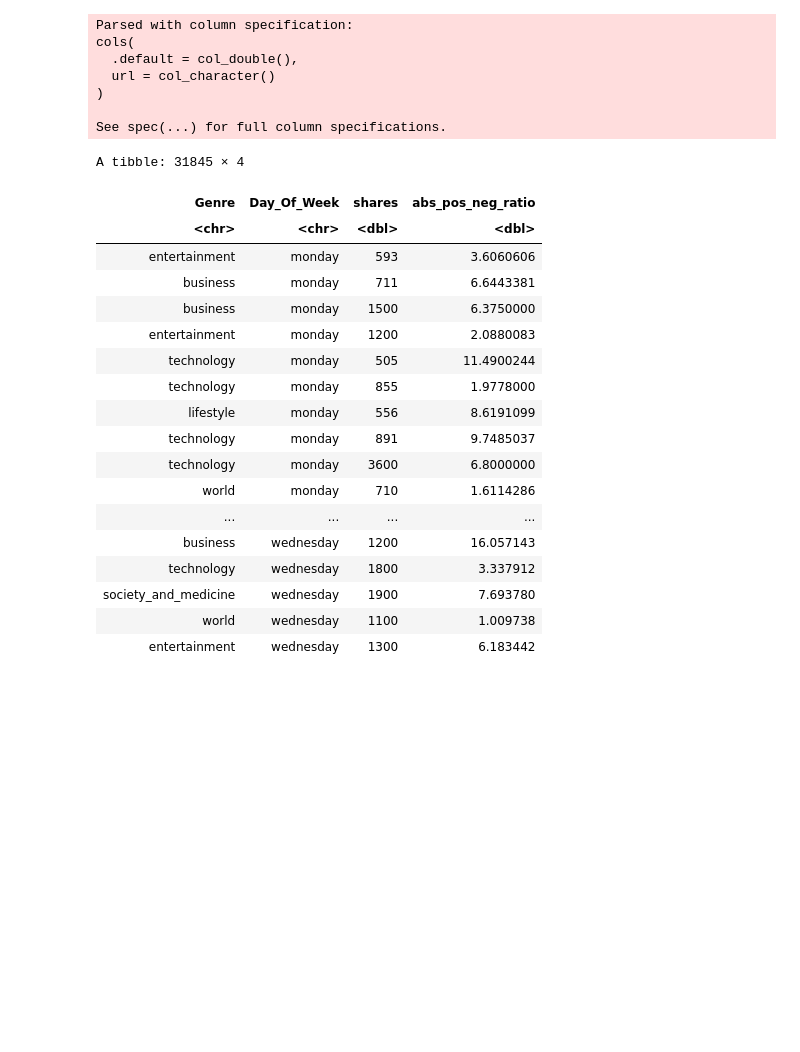
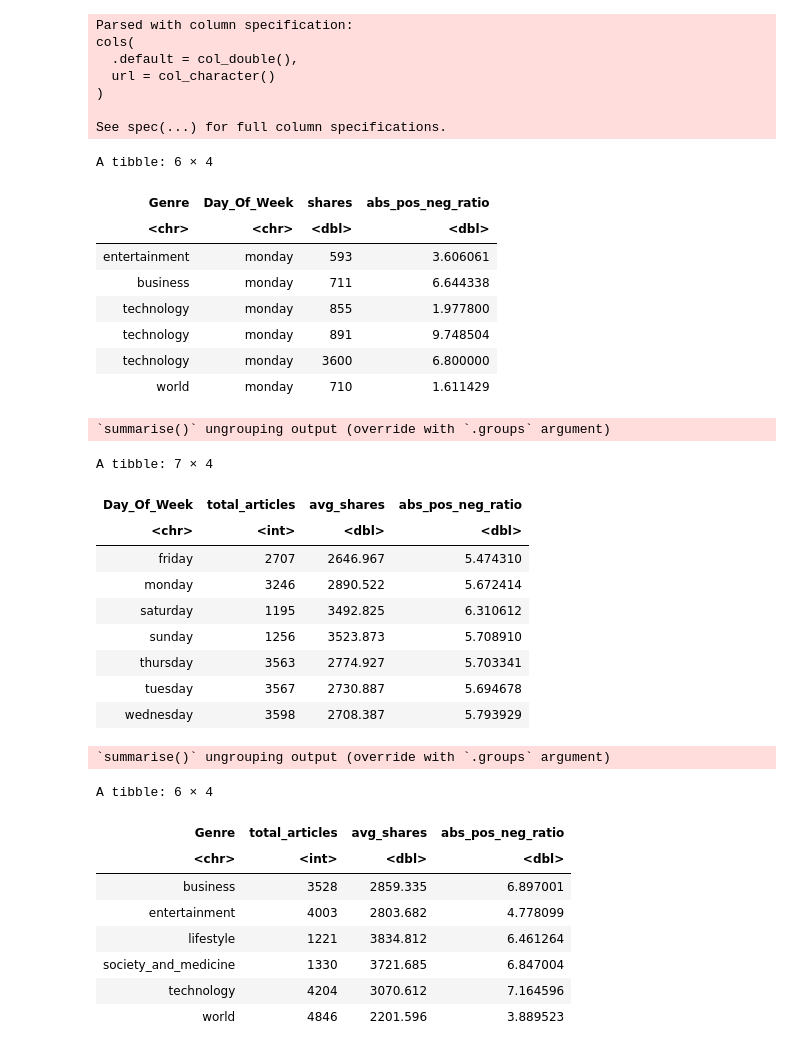
Before and after one commit to dgjfaber/dsci100project, a Jupyter notebook: PreliminaryDataAnalysis.ipynb, the cells around one changed output. Saved outputs shown, nothing was run; the diff lists cells and outputs as text; code cells hidden in the pictures; blank space fills up the shorter version.

```diff
--- a/PreliminaryDataAnalysis.ipynb
+++ b/PreliminaryDataAnalysis.ipynb
@@ -12,57 +31,83 @@ cols(
 
 See spec(...) for full column specifications.
 # %%
-named_data <- data %>%
+set.seed(1234)
+publishing_split <- initial_split(data, prop = 0.6, strata = shares)
+publishing_train <- training(publishing_split)
+publishing_test <- testing(publishing_split)
+
+named_data <- publishing_train %>%
     rename(
         monday = weekday_is_monday,
         tuesday = weekday_is_tuesday,
         wednesday = weekday_is_wednesday,
         thursday = weekday_is_thursday,
         friday = weekday_is_friday,
         saturday = weekday_is_saturday,
         sunday = weekday_is_sunday,
         lifestyle = data_channel_is_lifestyle,
         entertainment =  data_channel_is_entertainment,
         business = data_channel_is_bus,
         society_and_medicine =  data_channel_is_socmed,
         technology =  data_channel_is_tech,
         world =  data_channel_is_world
     )
 #It didn't work when all in one pipe, I have no idea why. This seems to work though
 tidy_data <- named_data %>%
     pivot_longer(cols =  lifestyle : world,
                  names_to = 'Genre',
                  values_to = 'Genre_Present') %>%
     pivot_longer(cols =   monday:sunday,
                  names_to = 'Day_Of_Week',
                  values_to = 'Day_Present') %>%
     filter(Genre_Present == 1) %>%
     filter(Day_Present == 1) %>%
     mutate(abs_pos_neg_ratio = (global_rate_positive_words*avg_positive_polarity)/abs(global_rate_negative_words*avg_negative_polarity)) %>%
     filter(global_rate_positive_words != 0 & global_rate_negative_words != 0) %>%
     select(Genre, Day_Of_Week, shares,  abs_pos_neg_ratio)
 
-tidy_data
+head(tidy_data)
+
+day_table <- tidy_data %>%
+    group_by(Day_Of_Week) %>%
+    summarize(total_articles=n(), avg_shares=mean(shares),abs_pos_neg_ratio = mean(abs_pos_neg_ratio) )
+day_table
+
+genre_table <- tidy_data %>%
+    group_by(Genre) %>%
+    summarize(total_articles=n(), avg_shares=mean(shares),abs_pos_neg_ratio = mean(abs_pos_neg_ratio) )
+genre_table
 # %% [output]
-A tibble: 31845 × 4
+A tibble: 6 × 4
 | Genre | Day_Of_Week | shares | abs_pos_neg_ratio |
 | <chr> | <chr> | <dbl> | <dbl> |
-| entertainment | monday | 593 | 3.6060606 |
-| business | monday | 711 | 6.6443381 |
-| business | monday | 1500 | 6.3750000 |
-| entertainment | monday | 1200 | 2.0880083 |
-| technology | monday | 505 | 11.4900244 |
-| technology | monday | 855 | 1.9778000 |
-| lifestyle | monday | 556 | 8.6191099 |
-| technology | monday | 891 | 9.7485037 |
-| technology | monday | 3600 | 6.8000000 |
-| world | monday | 710 | 1.6114286 |
-| ... | ... | ... | ... |
-| business | wednesday | 1200 | 16.057143 |
-| technology | wednesday | 1800 | 3.337912 |
-| society_and_medicine | wednesday | 1900 | 7.693780 |
-| world | wednesday | 1100 | 1.009738 |
-| entertainment | wednesday | 1300 | 6.183442 |
+| entertainment | monday | 593 | 3.606061 |
+| business | monday | 711 | 6.644338 |
+| technology | monday | 855 | 1.977800 |
+| technology | monday | 891 | 9.748504 |
+| technology | monday | 3600 | 6.800000 |
+| world | monday | 710 | 1.611429 |
+`summarise()` ungrouping output (override with `.groups` argument)
+A tibble: 7 × 4
+| Day_Of_Week | total_articles | avg_shares | abs_pos_neg_ratio |
+| <chr> | <int> | <dbl> | <dbl> |
+| friday | 2707 | 2646.967 | 5.474310 |
+| monday | 3246 | 2890.522 | 5.672414 |
+| saturday | 1195 | 3492.825 | 6.310612 |
+| sunday | 1256 | 3523.873 | 5.708910 |
+| thursday | 3563 | 2774.927 | 5.703341 |
+| tuesday | 3567 | 2730.887 | 5.694678 |
+| wednesday | 3598 | 2708.387 | 5.793929 |
+`summarise()` ungrouping output (override with `.groups` argument)
+A tibble: 6 × 4
+| Genre | total_articles | avg_shares | abs_pos_neg_ratio |
+| <chr> | <int> | <dbl> | <dbl> |
+| business | 3528 | 2859.335 | 6.897001 |
+| entertainment | 4003 | 2803.682 | 4.778099 |
+| lifestyle | 1221 | 3834.812 | 6.461264 |
+| society_and_medicine | 1330 | 3721.685 | 6.847004 |
+| technology | 4204 | 3070.612 | 7.164596 |
+| world | 4846 | 2201.596 | 3.889523 |
 # %%
 publish_data <- tidy_data %>%
     group_by(Genre, Day_Of_Week) %>%
```
Also changed, not shown: parts of 11 cells of this notebook.
